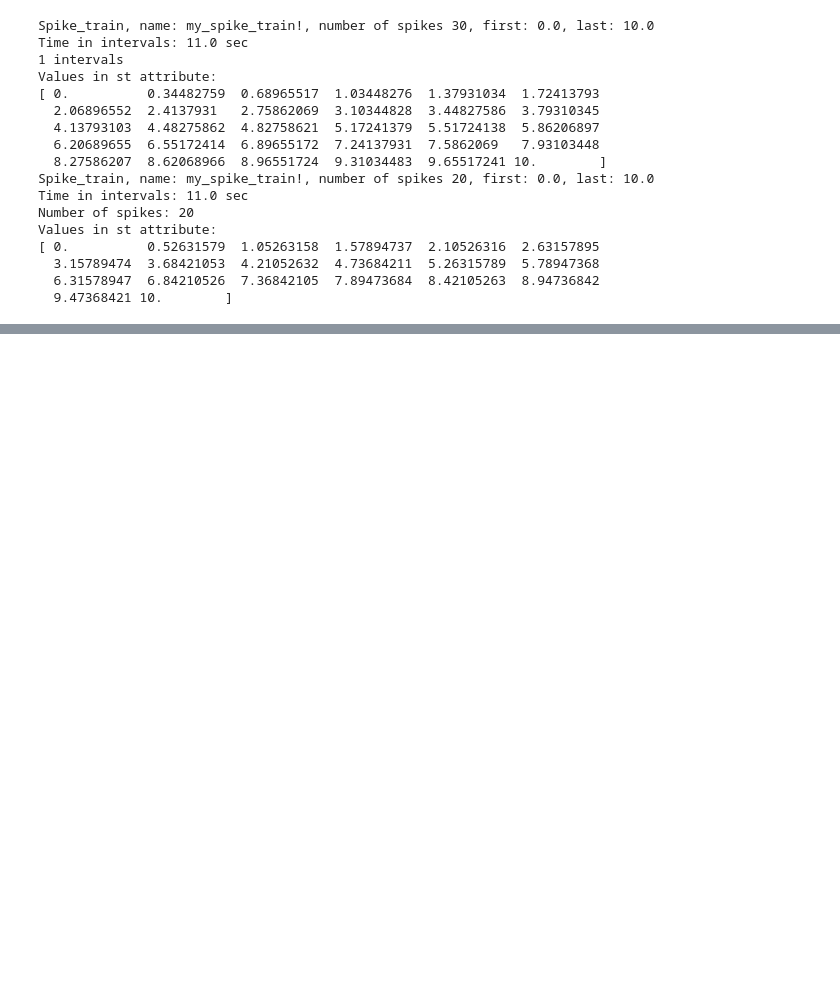
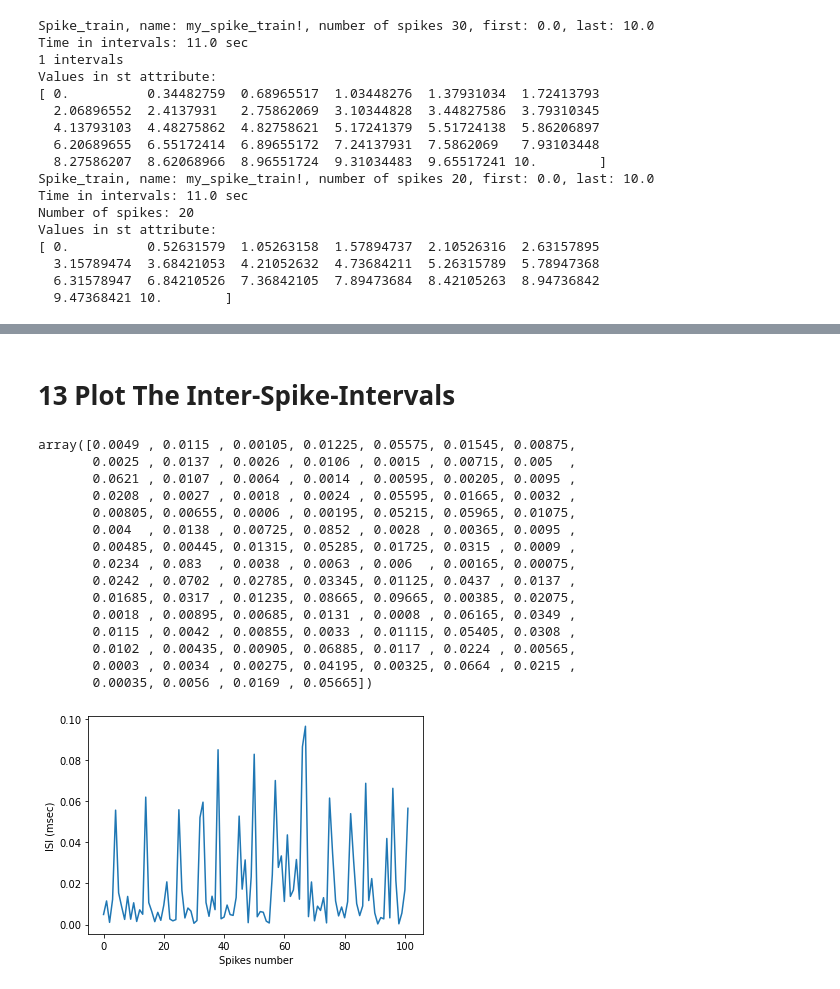
Before and after one commit to kevin-allen/spikeA, a Jupyter notebook: docs_notebooks/Spike_train_class.ipynb, the cells around one changed output, grey strips where cells are left out. Cells and saved outputs as stored; diff of their text form; code cells hidden in the pictures; blank space fills up the shorter version.

```diff
--- a/docs_notebooks/Spike_train_class.ipynb
+++ b/docs_notebooks/Spike_train_class.ipynb
@@ -123,0 +216,25 @@ Number of spikes: 168
+# %% [markdown]
+# 13 Plot The Inter-Spike-Intervals
+# %%
+spike1.inter_spike_intervals()
+plt.plot(spike1.isi)
+plt.xlabel('Spikes number')
+plt.ylabel ('ISI (msec)')
+spike1.isi
+# %% [output]
+array([0.0049 , 0.0115 , 0.00105, 0.01225, 0.05575, 0.01545, 0.00875,
+       0.0025 , 0.0137 , 0.0026 , 0.0106 , 0.0015 , 0.00715, 0.005  ,
+       0.0621 , 0.0107 , 0.0064 , 0.0014 , 0.00595, 0.00205, 0.0095 ,
+       0.0208 , 0.0027 , 0.0018 , 0.0024 , 0.05595, 0.01665, 0.0032 ,
+       0.00805, 0.00655, 0.0006 , 0.00195, 0.05215, 0.05965, 0.01075,
+       0.004  , 0.0138 , 0.00725, 0.0852 , 0.0028 , 0.00365, 0.0095 ,
+       0.00485, 0.00445, 0.01315, 0.05285, 0.01725, 0.0315 , 0.0009 ,
+       0.0234 , 0.083  , 0.0038 , 0.0063 , 0.006  , 0.00165, 0.00075,
+       0.0242 , 0.0702 , 0.02785, 0.03345, 0.01125, 0.0437 , 0.0137 ,
+       0.01685, 0.0317 , 0.01235, 0.08665, 0.09665, 0.00385, 0.02075,
+       0.0018 , 0.00895, 0.00685, 0.0131 , 0.0008 , 0.06165, 0.0349 ,
+       0.0115 , 0.0042 , 0.00855, 0.0033 , 0.01115, 0.05405, 0.0308 ,
+       0.0102 , 0.00435, 0.00905, 0.06885, 0.0117 , 0.0224 , 0.00565,
+       0.0003 , 0.0034 , 0.00275, 0.04195, 0.00325, 0.0664 , 0.0215 ,
+       0.00035, 0.0056 , 0.0169 , 0.05665])
+[figure, added]
```
Also changed, not shown: parts of 31 cells of this notebook, 1 other file.
